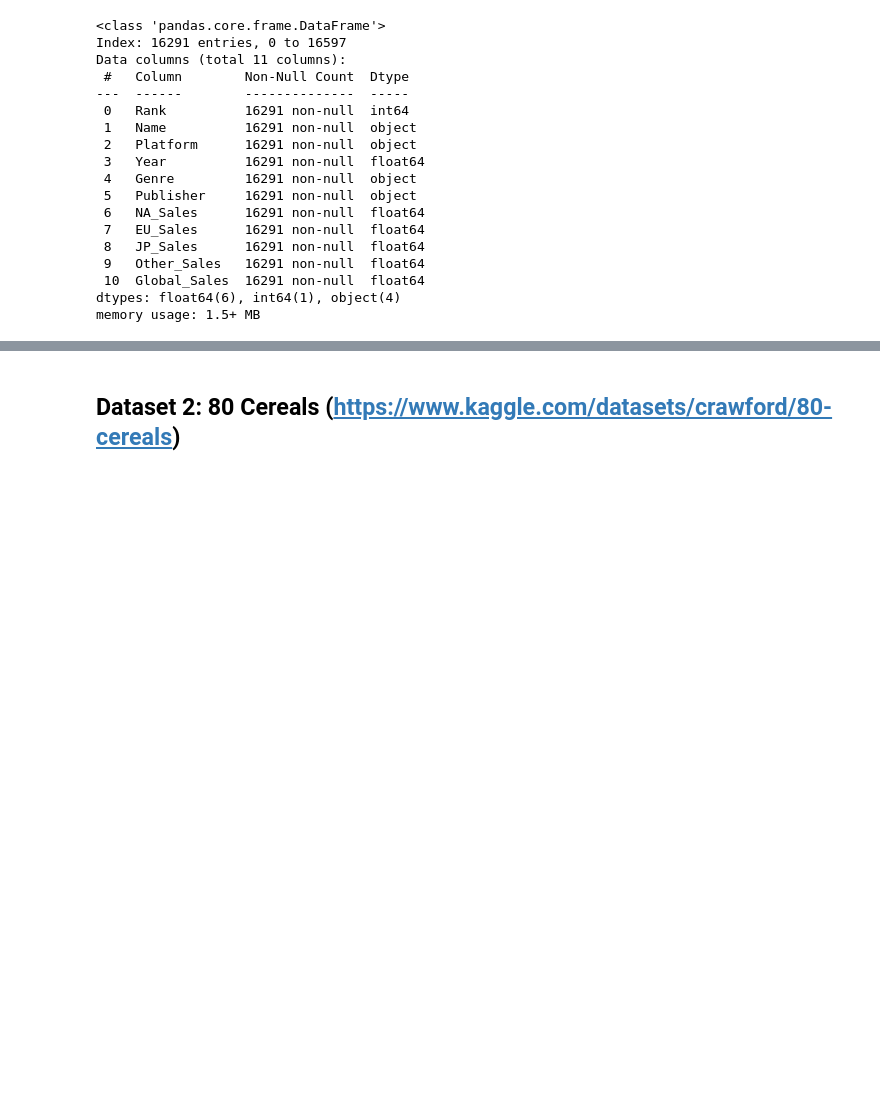
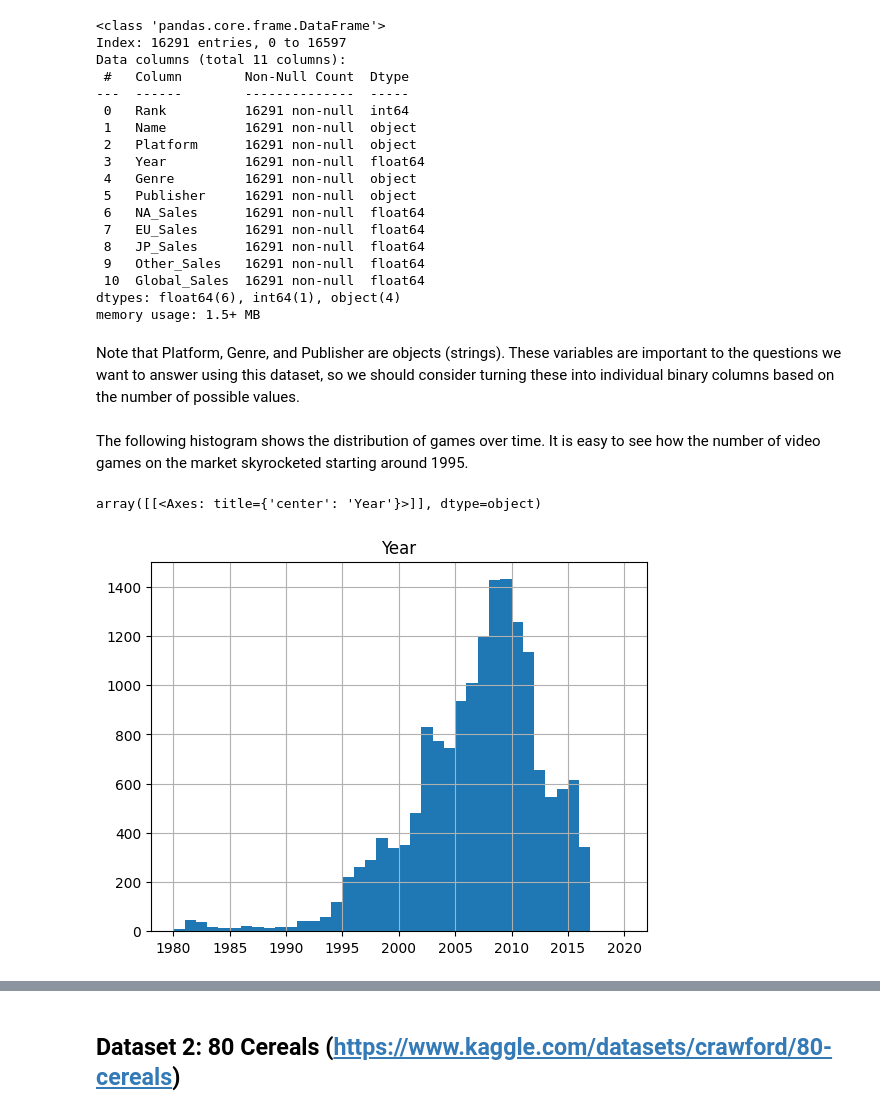
Before and after one commit to 21percentme/21percentme.github.io, a Jupyter notebook: Milestone1.ipynb, the cells around one changed output, grey strips where cells are left out. Drawn from its saved outputs; the diff is of its cells as text; code cells hidden in the pictures; blank space fills up the shorter version.

Commit message:
Added basic visualizations and research questions.

```diff
--- a/Milestone1.ipynb
+++ b/Milestone1.ipynb
@@ -123,3 +123,12 @@ Data columns (total 11 columns):
  10  Global_Sales  16291 non-null  float64
 dtypes: float64(6), int64(1), object(4)
 memory usage: 1.5+ MB
+# %% [markdown]
+Note that Platform, Genre, and Publisher are objects (strings). These variables are important to the questions we want to answer using this dataset, so we should consider turning these into individual binary columns based on the number of possible values.
+# %% [markdown]
+The following histogram shows the distribution of games over time. It is easy to see how the number of video games on the market skyrocketed starting around 1995.
+# %%
+games.hist("Year", bins=40)
+# %% [output]
+array([[<Axes: title={'center': 'Year'}>]], dtype=object)
+[figure, added]
```
Also changed, not shown: parts of 12 cells of this notebook.
